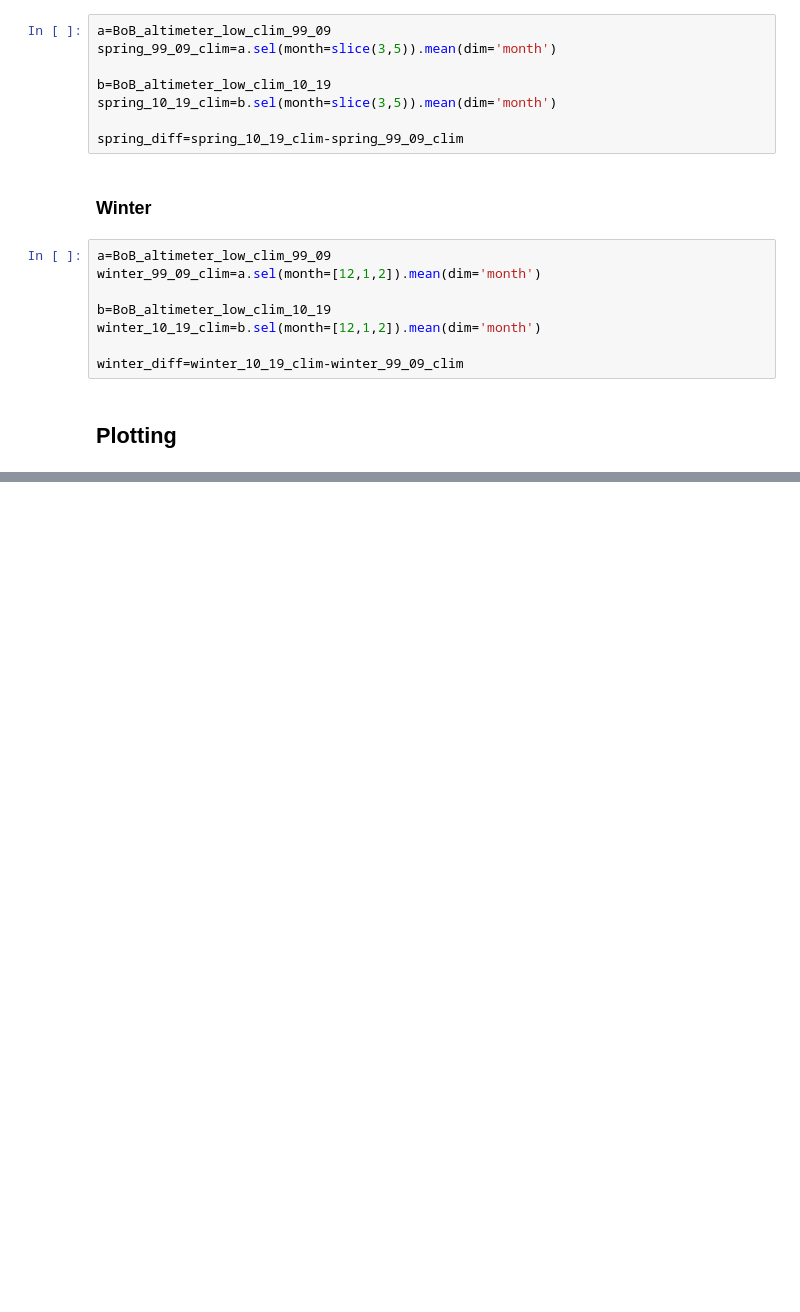
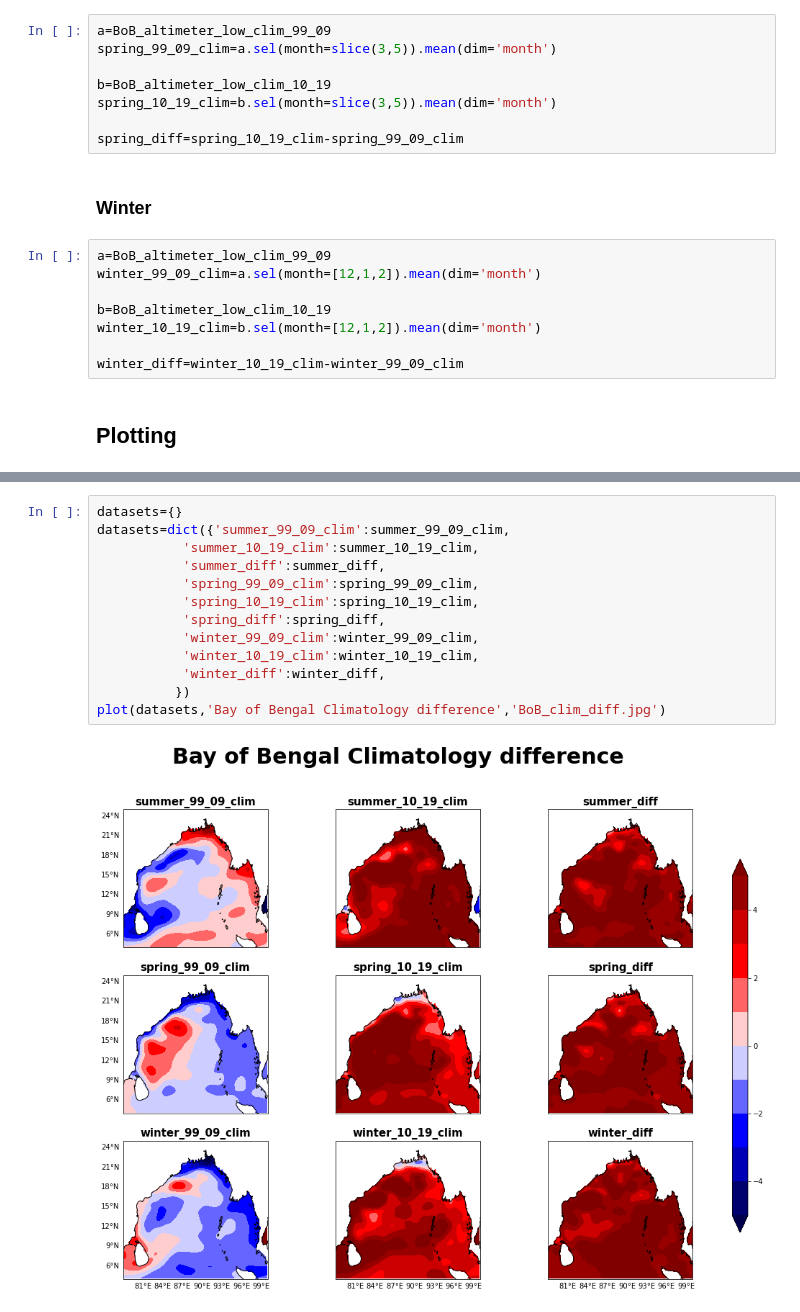
Before and after one commit to ghossh/BoB-Decadal-SLA, a Jupyter notebook: BoB_plots.ipynb, the cells around one changed output, grey strips where cells are left out. Drawn from its saved outputs; the diff is of its cells as text; blank space fills up the shorter version.

```diff
--- a/BoB_plots.ipynb
+++ b/BoB_plots.ipynb
@@ -443,0 +481,15 @@ winter_diff=winter_10_19_clim-winter_99_09_clim
+# %%
+datasets={}
+datasets=dict({'summer_99_09_clim':summer_99_09_clim,
+           'summer_10_19_clim':summer_10_19_clim,
+           'summer_diff':summer_diff,
+           'spring_99_09_clim':spring_99_09_clim,
+           'spring_10_19_clim':spring_10_19_clim,
+           'spring_diff':spring_diff,
+           'winter_99_09_clim':winter_99_09_clim,
+           'winter_10_19_clim':winter_10_19_clim,
+           'winter_diff':winter_diff,
+          })
+plot(datasets,'Bay of Bengal Climatology difference','BoB_clim_diff.jpg')
+# %% [output]
+[figure, added]
```
Also changed, not shown: parts of 4 cells of this notebook, 3 other files.
